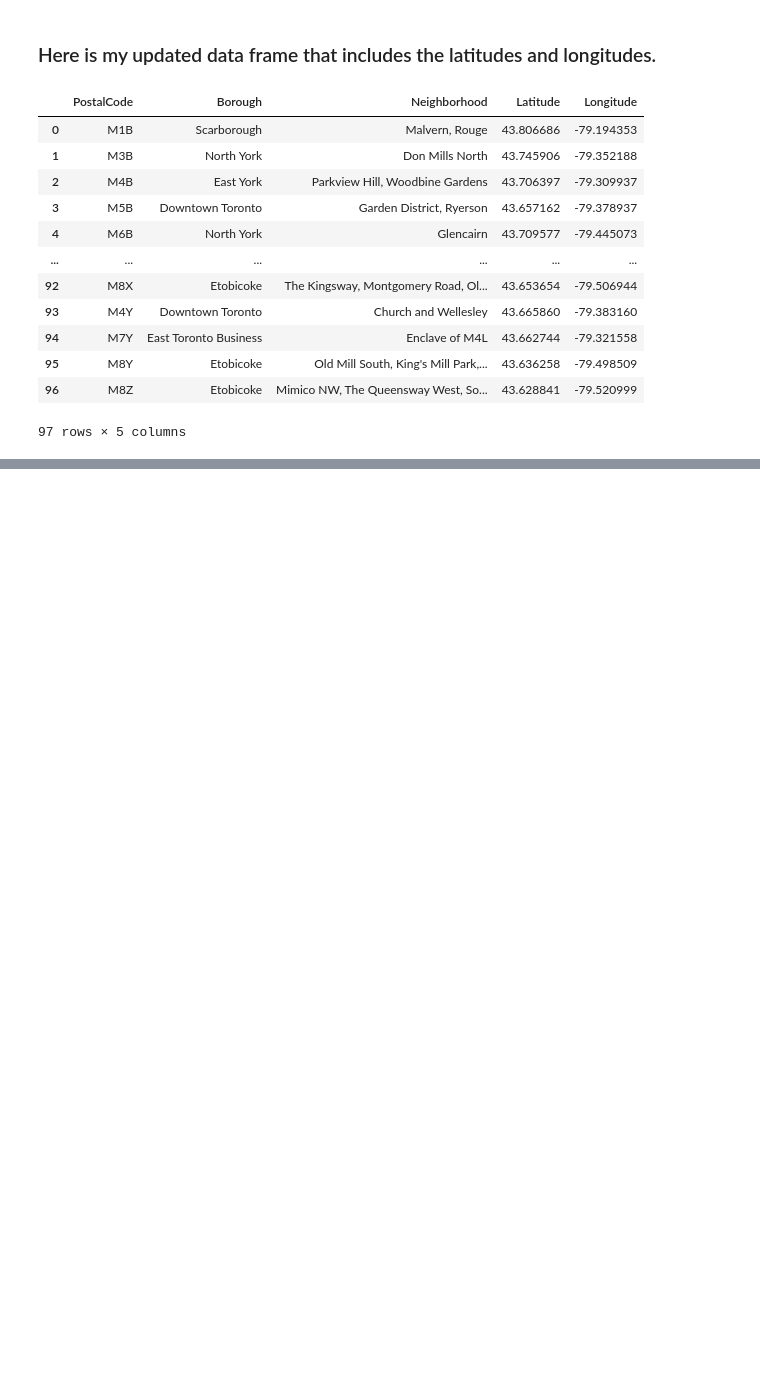
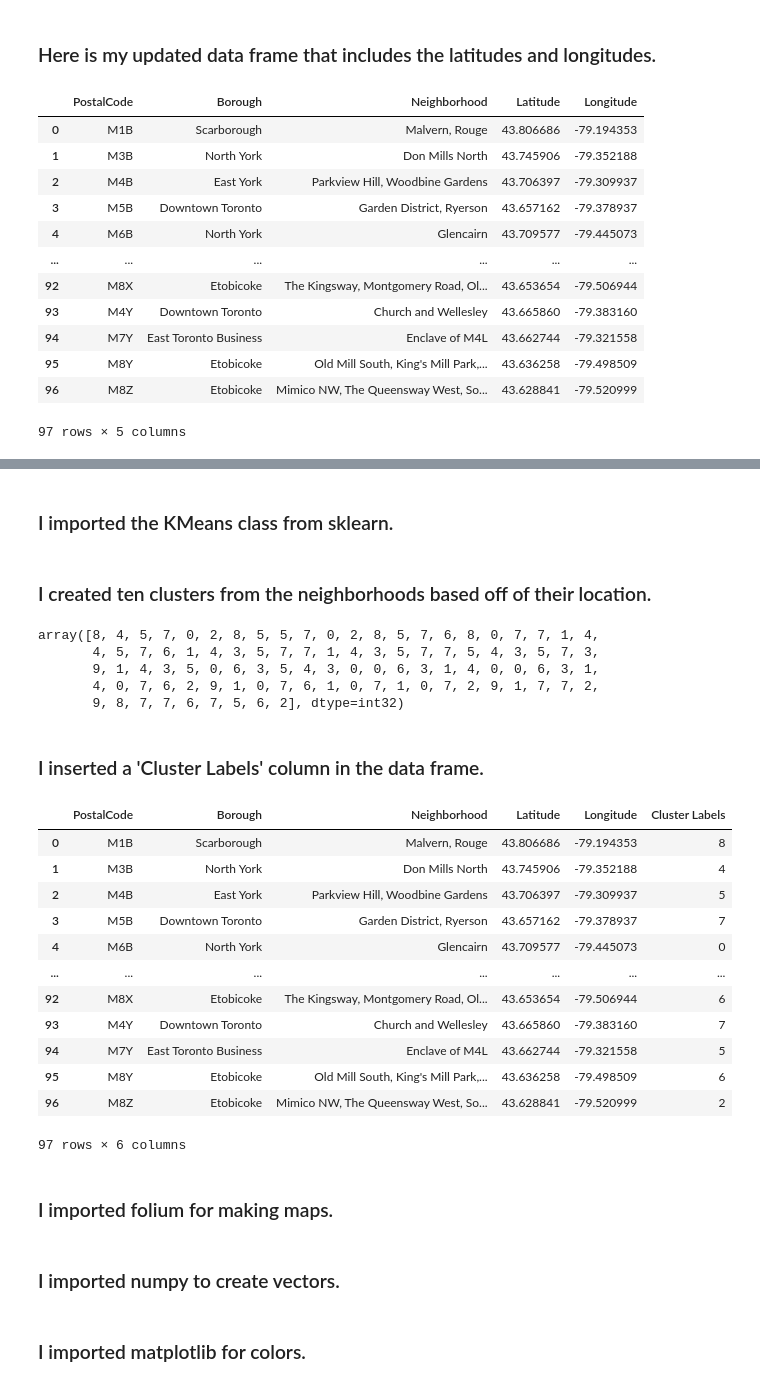
Before and after one commit to CategorIAN/ADS-Capstone, a Jupyter notebook: Segmenting and Clustering Neighborhoods in Toronto.ipynb, the cells around one changed output, grey strips where cells are left out. Cells and saved outputs as stored; diff of their text form; code cells hidden in the pictures; blank space fills up the shorter version.

```diff
--- a/Segmenting and Clustering Neighborhoods in Toronto.ipynb
+++ b/Segmenting and Clustering Neighborhoods in Toronto.ipynb
@@ -176,0 +183,2 @@ df
+# %% [markdown]
+### I imported the KMeans class from sklearn.
@@ -176,0 +188,42 @@ df
+# %% [markdown]
+### I created ten clusters from the neighborhoods based off of their location.
+# %%
+# set number of clusters
+kclusters = 10
+
+toronto_clustering = df.drop(['PostalCode', 'Borough', 'Neighborhood'], 1)
+
+# run k-means clustering
+kmeans = KMeans(n_clusters=kclusters, random_state=0).fit(toronto_clustering)
+
+# check cluster labels generated for each row in the dataframe
+kmeans.labels_
+# %% [output]
+array([8, 4, 5, 7, 0, 2, 8, 5, 5, 7, 0, 2, 8, 5, 7, 6, 8, 0, 7, 7, 1, 4,
+       4, 5, 7, 6, 1, 4, 3, 5, 7, 7, 1, 4, 3, 5, 7, 7, 5, 4, 3, 5, 7, 3,
+       9, 1, 4, 3, 5, 0, 6, 3, 5, 4, 3, 0, 0, 6, 3, 1, 4, 0, 0, 6, 3, 1,
+       4, 0, 7, 6, 2, 9, 1, 0, 7, 6, 1, 0, 7, 1, 0, 7, 2, 9, 1, 7, 7, 2,
+       9, 8, 7, 7, 6, 7, 5, 6, 2], dtype=int32)
+# %% [markdown]
+### I inserted a 'Cluster Labels' column in the data frame.
+# %%
+# add clustering labels
+df.insert(5, 'Cluster Labels', kmeans.labels_)
+
+df
+# %% [output]
+|  | PostalCode | Borough | Neighborhood | Latitude | Longitude | Cluster Labels |
+| 0 | M1B | Scarborough | Malvern, Rouge | 43.806686 | -79.194353 | 8 |
+| 1 | M3B | North York | Don Mills North | 43.745906 | -79.352188 | 4 |
+| 2 | M4B | East York | Parkview Hill, Woodbine Gardens | 43.706397 | -79.309937 | 5 |
+| 3 | M5B | Downtown Toronto | Garden District, Ryerson | 43.657162 | -79.378937 | 7 |
+| 4 | M6B | North York | Glencairn | 43.709577 | -79.445073 | 0 |
+| ... | ... | ... | ... | ... | ... | ... |
+| 92 | M8X | Etobicoke | The Kingsway, Montgomery Road, Ol... | 43.653654 | -79.506944 | 6 |
+| 93 | M4Y | Downtown Toronto | Church and Wellesley | 43.665860 | -79.383160 | 7 |
+| 94 | M7Y | East Toronto Business | Enclave of M4L | 43.662744 | -79.321558 | 5 |
+| 95 | M8Y | Etobicoke | Old Mill South, King's Mill Park,... | 43.636258 | -79.498509 | 6 |
+| 96 | M8Z | Etobicoke | Mimico NW, The Queensway West, So... | 43.628841 | -79.520999 | 2 |
+97 rows × 6 columns
+# %% [markdown]
+### I imported folium for making maps.
@@ -176,0 +232,2 @@ df
+# %% [markdown]
+### I imported numpy to create vectors.
@@ -176,0 +236,2 @@ df
+# %% [markdown]
+### I imported matplotlib for colors.
```
Also changed, not shown: parts of 8 cells of this notebook.
